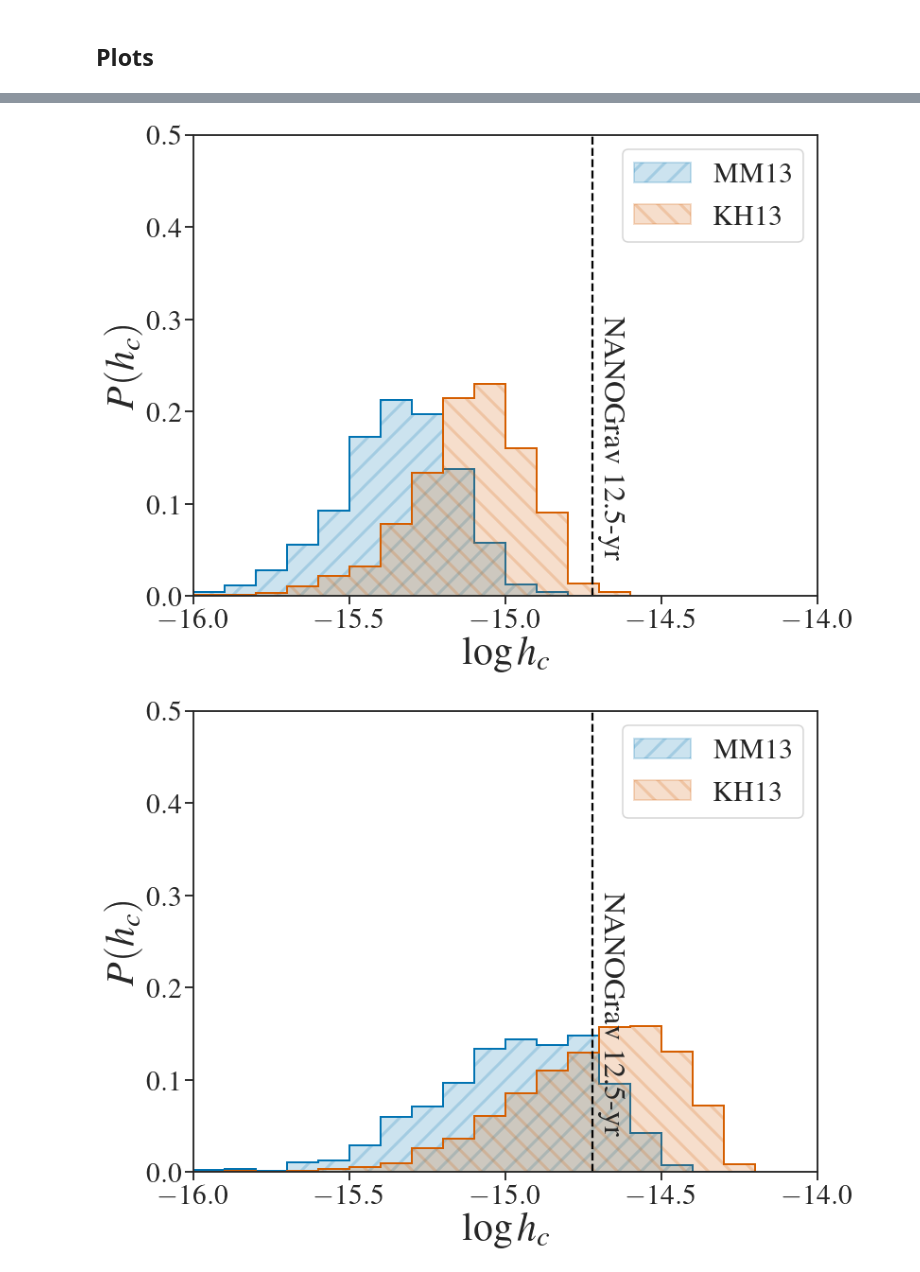
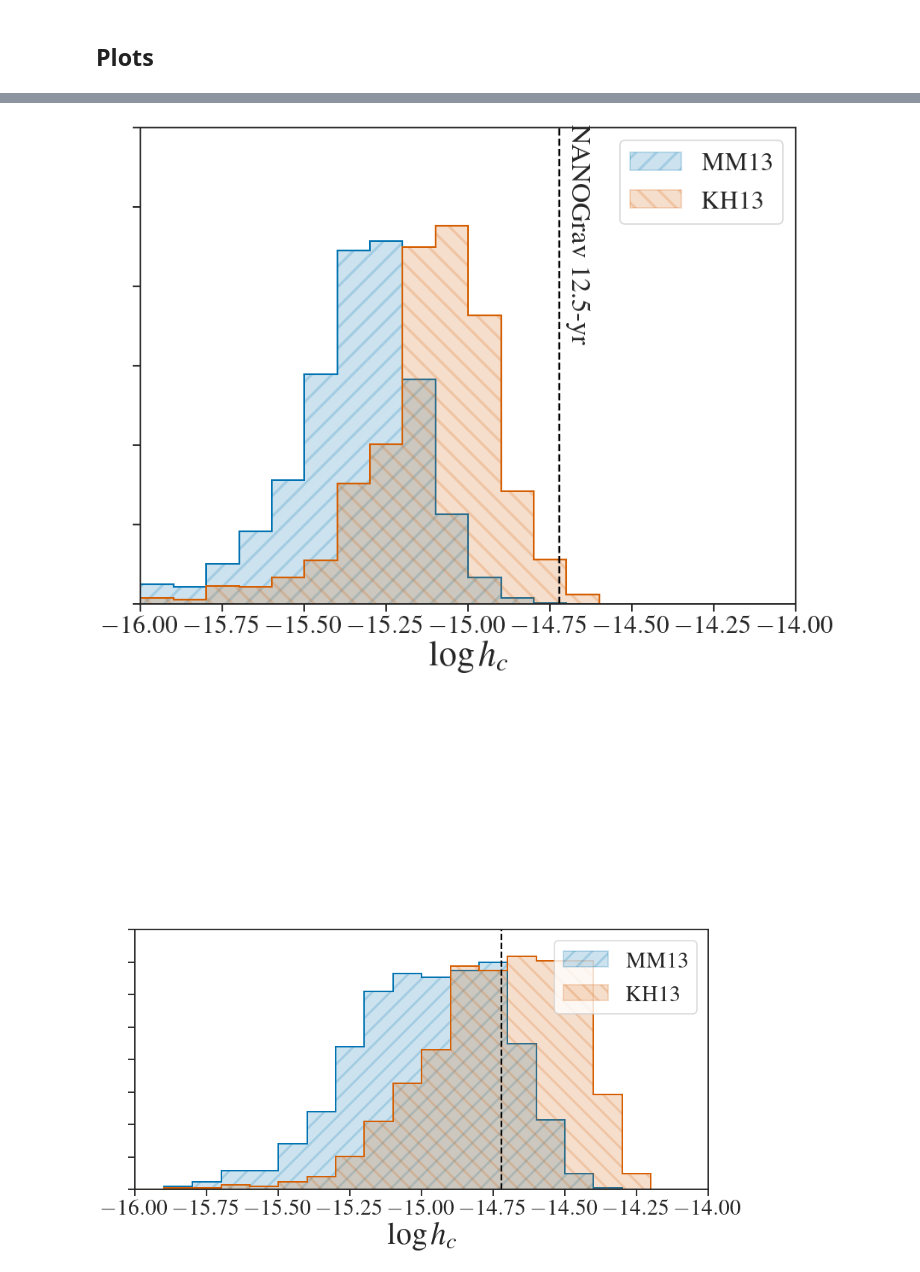
Before and after one commit to jacaseyclyde/multimessenger_smbhbs, a Jupyter notebook: notebooks/3. BH - Host Relations.ipynb, the cells around one changed output, grey strips where cells are left out. Drawn from its saved outputs; the diff is of its cells as text; code cells hidden in the pictures.

```diff
--- a/notebooks/3. BH - Host Relations.ipynb
+++ b/notebooks/3. BH - Host Relations.ipynb
@@ -310,7 +335,7 @@ mm, zz, qq = np.meshgrid(log_m_bh_range_norm, z_range, q_range, indexing='ij')
 # %%
 with mp.Pool(mp.cpu_count()) as p:
     differential_quasar_population = list(p.starmap(quasar_formation_rate,
-                             tqdm(zip(mm.ravel(), zz.ravel(), qq.ravel()),
+                             tqdm(zip(mm.ravel(), zz.ravel()),
                       total=len(mm.ravel()))))
 
 differential_quasar_population = np.reshape(differential_quasar_population, np.repeat(mm[..., np.newaxis], n_samples, axis=-1).shape)
@@ -328,0 +354,10 @@ $\displaystyle \phi_{\rm{AGN}, 0} = (2.2_{-1.4}^{+3.5}) \times 10^{-7.0}\;\rm{Mp
+# %%
+local_quasar_number_density = trapz(differential_quasar_population, log_m_bh_range_norm, axis=0)[0]
+
+quantiles = np.quantile(local_quasar_number_density, q=[.16, .5, .84])
+order = 10. ** np.floor(np.log10(quantiles[1]))
+display(Math(r'\Phi_{{\rm{{AGN}}, 0}} = ({0:.1f}_{{-{1:.1f}}}^{{+{2:.1f}}})'
+             r' \times 10^{{{3}}}\;\rm{{Mpc}}^{{-3}}'.format(quantiles[1] / order,
+                                          (quantiles[1] - quantiles[0]) / order,
+                                          (quantiles[2] - quantiles[1]) / order,
+                                          np.log10(order))))
@@ -328,0 +366,6 @@ $\displaystyle \phi_{\rm{AGN}, 0} = (2.2_{-1.4}^{+3.5}) \times 10^{-7.0}\;\rm{Mp
+# %%
+q_factor = np.trapz(np.array([q_distrib(q) for q in q_range]), q_range, axis=0)
+
+quantiles = np.quantile(q_factor, q=[.16, .5, .84])
+order = 10. ** np.floor(np.log10(quantiles[1]))
+display(Math(r'\int_{{0.25}}^{{1}} p(q) dq = {0:.1f}'.format(quantiles[1])))
@@ -329,5 +383,5 @@ $\displaystyle \phi_{\rm{AGN}, 0} = (2.2_{-1.4}^{+3.5}) \times 10^{-7.0}\;\rm{Mp
 # %%
-binary_normalization = Const3D(local_binary_number_density.amplitude / local_quasar_number_density, n_models=n_samples)
+binary_normalization = Const3D(local_binary_number_density.amplitude / (local_quasar_number_density * q_factor), n_models=n_samples)
 
 quantiles = np.quantile(binary_normalization.amplitude, q=[.16, .5, .84])
 display(Math(r'N_{{0}} = {0:.1f}_{{-{1:.1f}}}^{{+{2:.1f}}}'.format(quantiles[1],
@@ -1107,7 +1167,7 @@ log_hc_h = log_hc_max - log_hc_mid
 log_hc_l = log_hc_mid - log_hc_min
 
 sns.set_context("talk", font_scale=1.8)
-fig = plt.figure(figsize=(12, 9))
+fig = plt.figure(figsize=(12, 9), constrained_layout=True)
 
 label_fsize = 42
 legend_fsize = 30
@@ -1128,17 +1188,19 @@ plt.annotate(r'NANOGrav 12.5-yr',
                xy=(np.log10(1.9e-15) + .03, .3), xytext=(3, 3),
                textcoords="offset points", rotation_mode='anchor', rotation=-90)
 plt.xlabel(r'$\log h_{c}$', fontsize=label_fsize)
-plt.ylabel(r'$P(h_{c})$', fontsize=label_fsize)
+# plt.ylabel(r'$P(h_{c})$', fontsize=label_fsize)
 plt.xlim(left=-16, right=-14)
-plt.ylim(top=.5)
+# plt.ylim(top=.5)
+locs, _ = plt.yticks()
+plt.yticks(locs, [])
 plt.legend(fontsize=legend_fsize)
 
-plt.tight_layout()
+# plt.tight_layout()
 plt.savefig('../reports/figures/S1_m_m_bulge_comparison.pdf')
 plt.savefig('../reports/figures/S1_m_m_bulge_comparison.png')
 plt.show()
 # %% [output]
-[figure, old version]
+[figure, new version]
 # %%
 log_hc_min = np.floor(10 * np.min(np.log10(np.concatenate((S2_hc[-1, -1, -1, :], S2_hc_mm[-1, -1, -1, :]))))) / 10
 log_hc_max = np.ceil(10 * np.max(np.log10(np.concatenate((S2_hc[-1, -1, -1, :], S2_hc_mm[-1, -1, -1, :]))))) / 10
@@ -1161,38 +1223,41 @@ log_hc_h = log_hc_max - log_hc_mid
 log_hc_l = log_hc_mid - log_hc_min
 
 sns.set_context("talk", font_scale=1.8)
-fig = plt.figure(figsize=(12, 9))
+fig = plt.figure(figsize=(12, 9), constrained_layout=True)
 
 label_fsize = 42
 legend_fsize = 30
 
 plt.hist(np.log10(S2_hc_mm[-1, -1, -1, :]), histtype='step', bins=bins, density=False, color=cs[0], linestyle='-',
            label=r'MM13', weights=np.repeat(1 / len(S2_hc_mm[-1, -1, -1, :]), len(S2_hc_mm[-1, -1, -1, :])), linewidth=2,
            fill=True, alpha=.2, hatch='/')
 plt.hist(np.log10(S2_hc_mm[-1, -1, -1, :]), histtype='step', bins=bins, density=False, color=cs[0], linestyle='-',
          weights=np.repeat(1 / len(S2_hc_mm[-1, -1, -1, :]), len(S2_hc_mm[-1, -1, -1, :])), linewidth=2)
 plt.hist(np.log10(S2_hc[-1, -1, -1, :]), histtype='step', bins=bins, density=False, color=cs[3], linestyle='-',
            label=r'KH13', weights=np.repeat(1 / len(S1_hc[-1, -1, -1, :]), len(S1_hc[-1, -1, -1, :])), linewidth=2,
            fill=True, alpha=.2, hatch='\\')
 plt.hist(np.log10(S2_hc[-1, -1, -1, :]), histtype='step', bins=bins, density=False, color=cs[3], linestyle='-',
          weights=np.repeat(1 / len(S2_hc[-1, -1, -1, :]), len(S2_hc[-1, -1, -1, :])), linewidth=2)
 
 plt.axvline(np.log10(1.9e-15), color='k', linestyle='--')
 plt.annotate(r'NANOGrav 12.5-yr',
                xy=(np.log10(1.9e-15) + .03, .3), xytext=(3, 3),
                textcoords="offset points", rotation_mode='anchor', rotation=-90)
 plt.xlabel(r'$\log h_{c}$', fontsize=label_fsize)
-plt.ylabel(r'$P(h_{c})$', fontsize=label_fsize)
+# plt.ylabel(r'$P(h_{c})$', fontsize=label_fsize)
 plt.xlim(left=-16, right=-14)
-plt.ylim(top=.5)
+# plt.ylim(top=.5)
+locs, _ = plt.yticks()
+plt.yticks(locs, [])
 plt.legend(fontsize=legend_fsize)
+plt.
 
-plt.tight_layout()
+# plt.tight_layout()
 plt.savefig('../reports/figures/S2_m_m_bulge_comparison.pdf')
 plt.savefig('../reports/figures/S2_m_m_bulge_comparison.png')
 plt.show()
 # %% [output]
-[figure, old version]
+[figure, new version]
 # %%
 log_hc_min = np.floor(10 * np.min(np.log10(np.concatenate((S3_hc[-1, -1, -1, :], S3_hc_mm[-1, -1, -1, :]))))) / 10
 log_hc_max = np.ceil(10 * np.max(np.log10(np.concatenate((S3_hc[-1, -1, -1, :], S3_hc_mm[-1, -1, -1, :]))))) / 10
```
Also changed, not shown: parts of 29 cells of this notebook, 44 other files.
